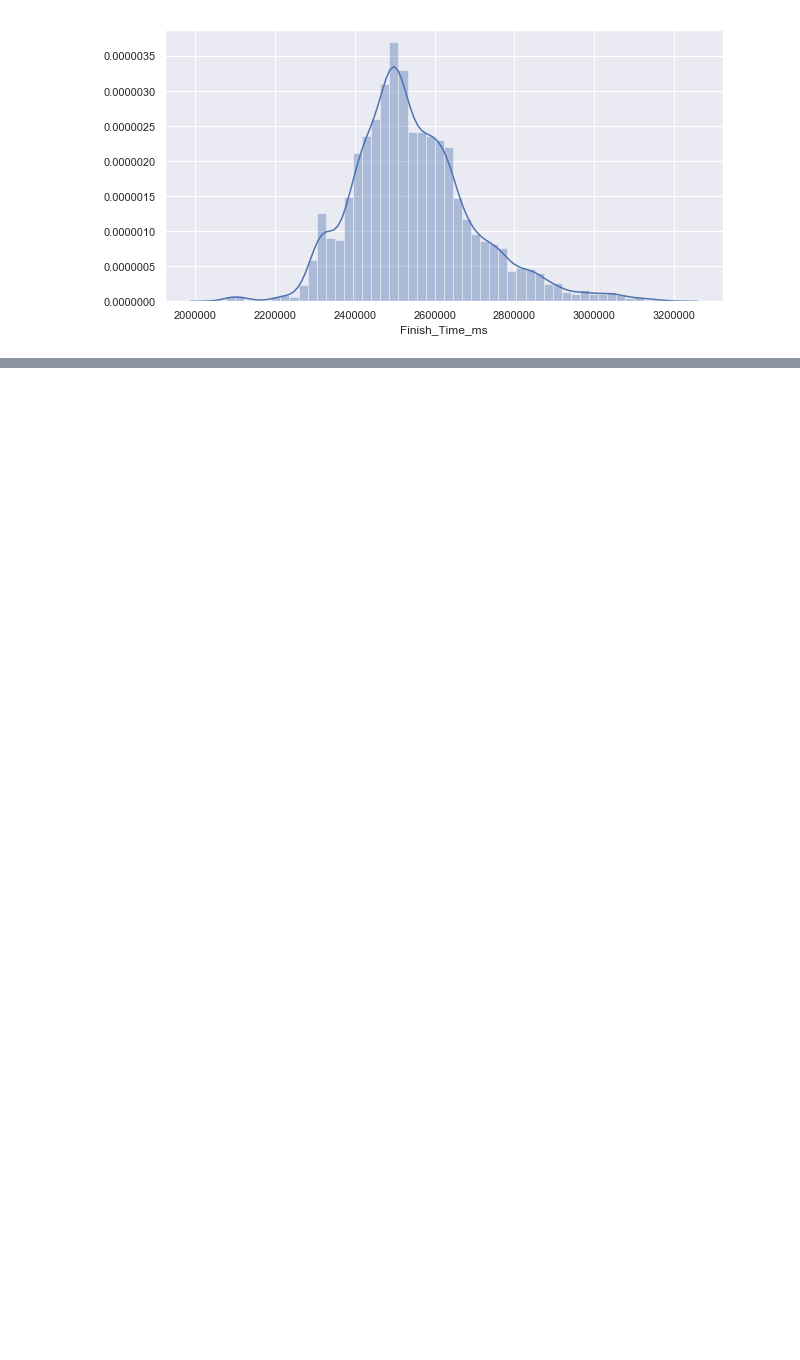
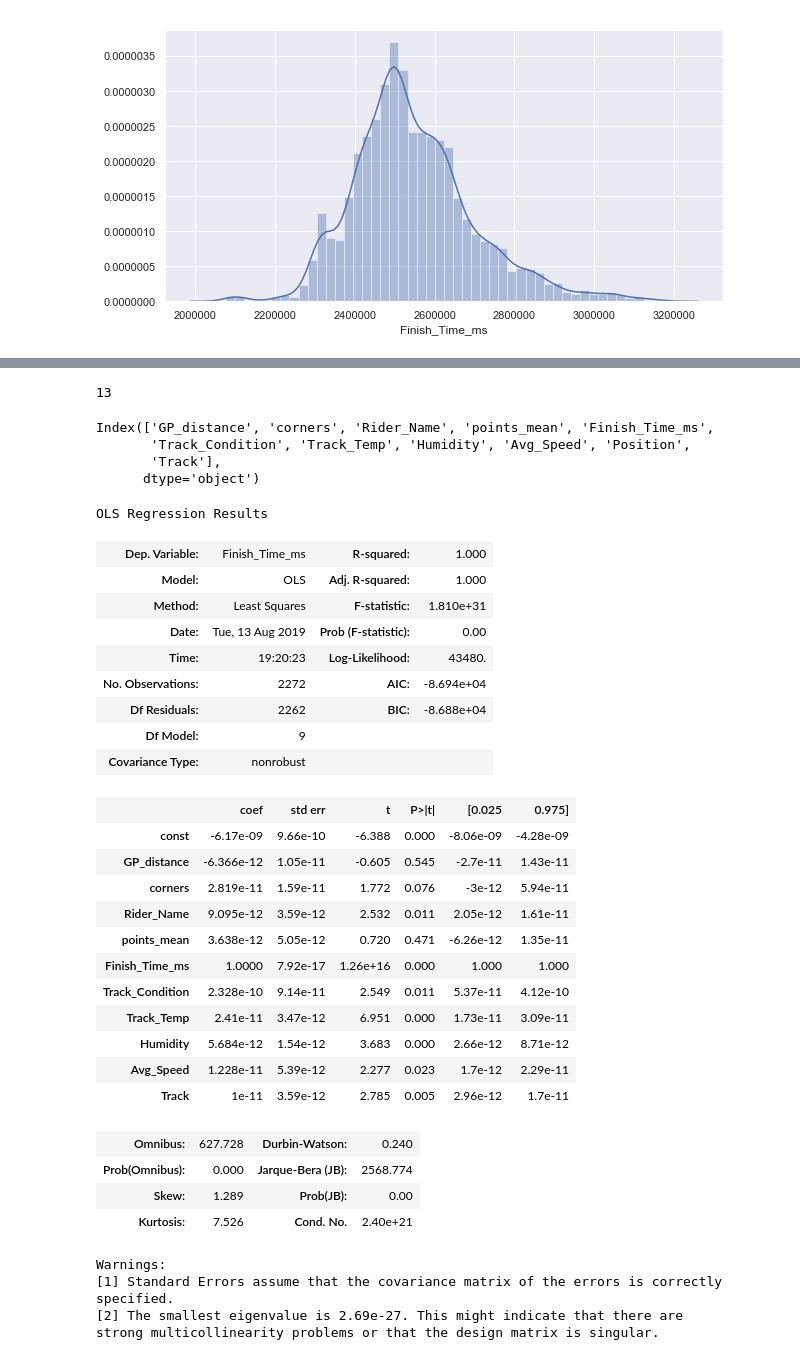
Before and after one commit to GrumpiestToast/motoGP_data, a Jupyter notebook: GP_model.ipynb, the cells around one changed output, grey strips where cells are left out. Saved outputs shown, nothing was run; the diff lists cells and outputs as text; code cells hidden in the pictures; blank space fills up the shorter version.

```diff
--- a/GP_model.ipynb
+++ b/GP_model.ipynb
@@ -147,0 +194,14 @@ sns.distplot(df_c_normal.Finish_Time_ms);
+# %%
+df_merged = df.merge(df_rider_mean)
+df_model_prepped = df_merged[["GP_distance", "corners","Rider_Name","points_mean", "Finish_Time_ms", "Track_Condition", "Track_Temp", "Humidity", "Avg_Speed", "Position", "Track"]]
+df_model_prepped.to_csv("model_prepped_data.csv")
+# %%
+df_model_encoded = df_model_prepped.copy()
+
+from sklearn.preprocessing import LabelEncoder
+
+lb_make = LabelEncoder()
+df_merged_encoded['Track_Condition'] = lb_make.fit_transform(df_model_prepped['Track_Condition'])
+df_merged_encoded['Track'] = lb_make.fit_transform(df_model_prepped['Track'])
+#df_merged_encoded['Rider_Name'] = lb_make.fit_transform(df_merged['Track'])
+df_merged_encoded.head()
@@ -147,0 +216,2 @@ sns.distplot(df_c_normal.Finish_Time_ms);
+# %%
+df_training = df_merged_encoded[["GP_distance", "corners","Rider_Name","points_mean", "Finish_Time_ms", "Track_Condition", "Track_Temp", "Humidity", "Avg_Speed", "Position", "Track"]]
@@ -147,0 +310,4 @@ sns.distplot(df_c_normal.Finish_Time_ms);
+# %%
+df_training["Rider_Name"].max()
+# %% [output]
+13
@@ -147,0 +317,54 @@ sns.distplot(df_c_normal.Finish_Time_ms);
+# %%
+
+from sklearn.model_selection import train_test_split
+
+df_lm = df_training
+print(df_lm.columns)
+
+x_all = df_training.loc[:,["GP_distance", "corners","Rider_Name","points_mean", "Finish_Time_ms", "Track_Condition", "Track_Temp", "Humidity", "Avg_Speed", "Track"]]
+
+y_all = df_training["Finish_Time_ms"]
+
+# hold out 20% for final testing
+x_train, x_test, y_train, y_test = train_test_split(x_all, y_all, test_size=.2, random_state=0)
+# %% [output]
+Index(['GP_distance', 'corners', 'Rider_Name', 'points_mean', 'Finish_Time_ms',
+       'Track_Condition', 'Track_Temp', 'Humidity', 'Avg_Speed', 'Position',
+       'Track'],
+      dtype='object')
+# %%
+
+model = sm.OLS(y_train,sm.add_constant(x_train.astype(float)))
+results = model.fit()
+results.summary()
+# %% [output]
+OLS Regression Results
+| Dep. Variable: | Finish_Time_ms | R-squared: | 1.000 |
+| Model: | OLS | Adj. R-squared: | 1.000 |
+| Method: | Least Squares | F-statistic: | 1.810e+31 |
+| Date: | Tue, 13 Aug 2019 | Prob (F-statistic): | 0.00 |
+| Time: | 19:20:23 | Log-Likelihood: | 43480. |
+| No. Observations: | 2272 | AIC: | -8.694e+04 |
+| Df Residuals: | 2262 | BIC: | -8.688e+04 |
+| Df Model: | 9 |  |  |
+| Covariance Type: | nonrobust |  |  |
+|  | coef | std err | t | P>|t| | [0.025 | 0.975] |
+| const | -6.17e-09 | 9.66e-10 | -6.388 | 0.000 | -8.06e-09 | -4.28e-09 |
+| GP_distance | -6.366e-12 | 1.05e-11 | -0.605 | 0.545 | -2.7e-11 | 1.43e-11 |
+| corners | 2.819e-11 | 1.59e-11 | 1.772 | 0.076 | -3e-12 | 5.94e-11 |
+| Rider_Name | 9.095e-12 | 3.59e-12 | 2.532 | 0.011 | 2.05e-12 | 1.61e-11 |
+| points_mean | 3.638e-12 | 5.05e-12 | 0.720 | 0.471 | -6.26e-12 | 1.35e-11 |
+| Finish_Time_ms | 1.0000 | 7.92e-17 | 1.26e+16 | 0.000 | 1.000 | 1.000 |
+| Track_Condition | 2.328e-10 | 9.14e-11 | 2.549 | 0.011 | 5.37e-11 | 4.12e-10 |
+| Track_Temp | 2.41e-11 | 3.47e-12 | 6.951 | 0.000 | 1.73e-11 | 3.09e-11 |
+| Humidity | 5.684e-12 | 1.54e-12 | 3.683 | 0.000 | 2.66e-12 | 8.71e-12 |
+| Avg_Speed | 1.228e-11 | 5.39e-12 | 2.277 | 0.023 | 1.7e-12 | 2.29e-11 |
+| Track | 1e-11 | 3.59e-12 | 2.785 | 0.005 | 2.96e-12 | 1.7e-11 |
+| Omnibus: | 627.728 | Durbin-Watson: | 0.240 |
+| Prob(Omnibus): | 0.000 | Jarque-Bera (JB): | 2568.774 |
+| Skew: | 1.289 | Prob(JB): | 0.00 |
+| Kurtosis: | 7.526 | Cond. No. | 2.40e+21 |
+Warnings:
+[1] Standard Errors assume that the covariance matrix of the errors is correctly specified.
+[2] The smallest eigenvalue is 2.69e-27. This might indicate that there are
+strong multicollinearity problems or that the design matrix is singular.
```
Also changed, not shown: parts of 24 cells of this notebook, 2 other files.
